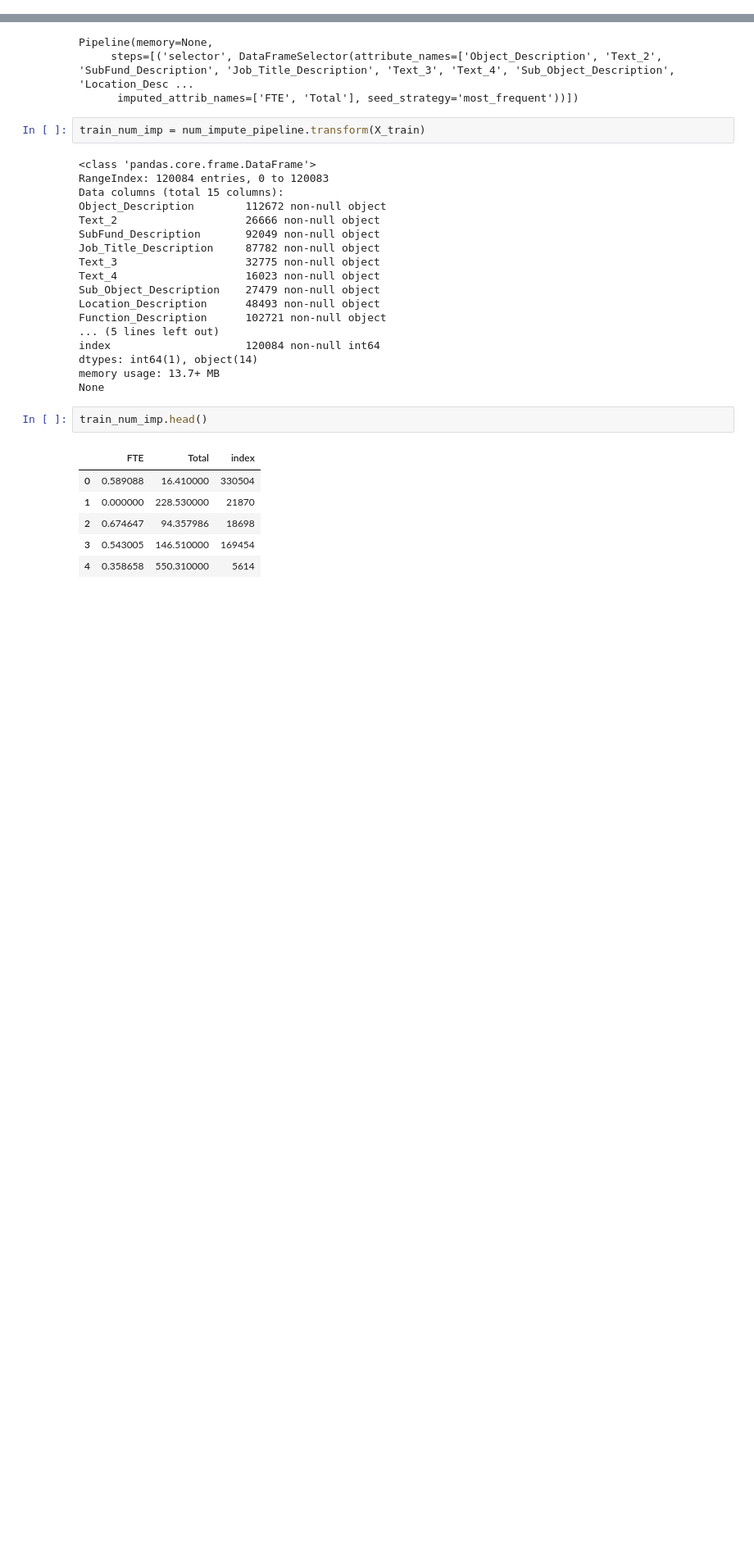
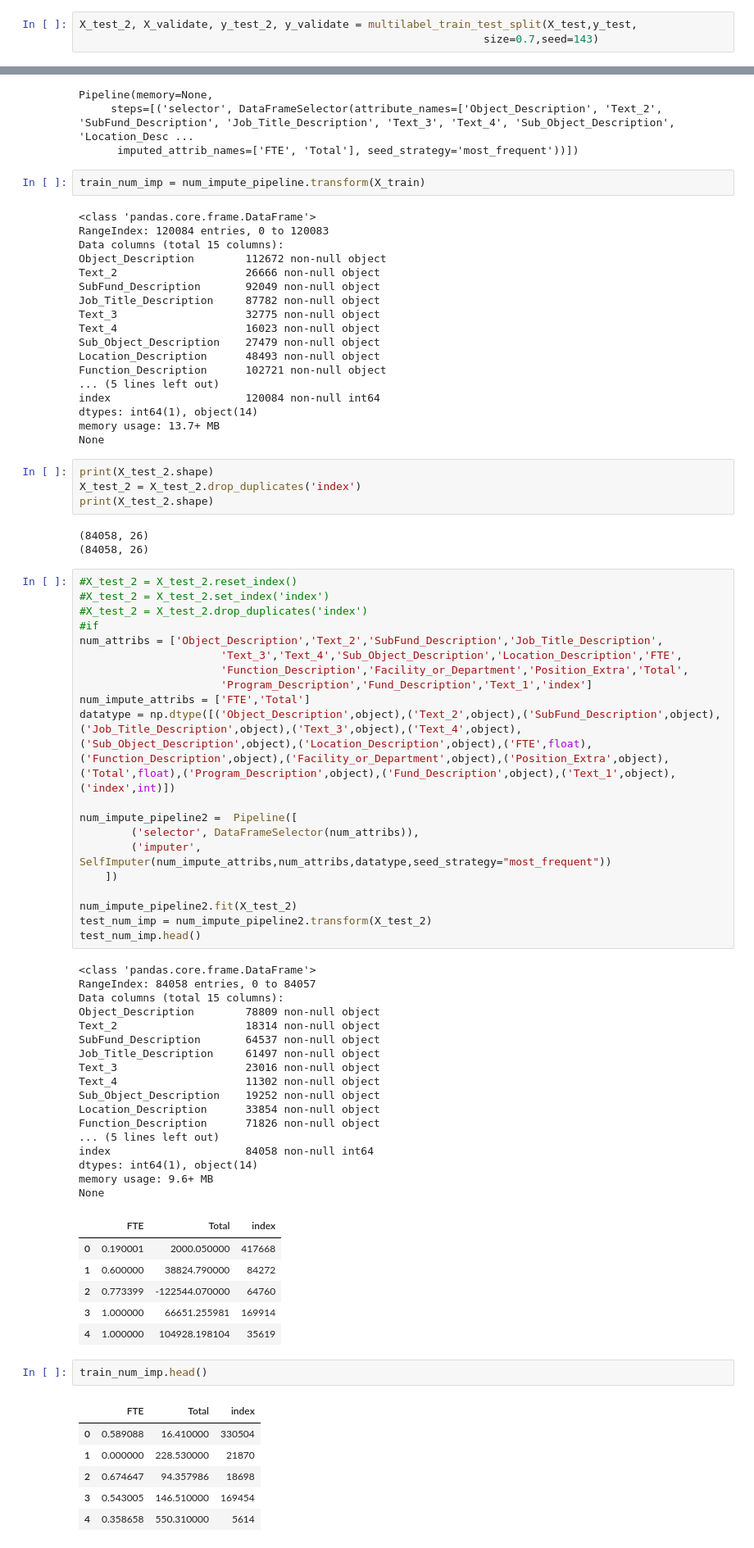
Before and after one commit to ayeshabhimdi/education-reboot, a Jupyter notebook: project/Reboot-Education_boxplot-PandasMICE.ipynb, the cells around one changed output, grey strips where cells are left out. Shown: that part at 82% size. Cells and saved outputs as stored; diff of their text form; blank space fills up the shorter version.

Commit message:
updated the model and test imputation

```diff
--- a/project/Reboot-Education_boxplot-PandasMICE.ipynb
+++ b/project/Reboot-Education_boxplot-PandasMICE.ipynb
@@ -442,6 +444,9 @@ https://www.researchgate.net/post/Should_Indepenent_variables_be_more_than_the_d
 # %%
 X_train, X_test, y_train, y_test = multilabel_train_test_split(train,target_104_data,
                                                                size=0.7,seed=143)
+# %%
+X_test_2, X_validate, y_test_2, y_validate = multilabel_train_test_split(X_test,y_test,
+                                                               size=0.7,seed=143)
 # %%
 X_train.info()
 # %% [output]
@@ -576,6 +601,57 @@ index                     120084 non-null int64
 dtypes: int64(1), object(14)
 memory usage: 13.7+ MB
 None
+# %%
+print(X_test_2.shape)
+X_test_2 = X_test_2.drop_duplicates('index')
+print(X_test_2.shape)
+# %% [output]
+(84058, 26)
+(84058, 26)
+# %%
+#X_test_2 = X_test_2.reset_index()
+#X_test_2 = X_test_2.set_index('index')
+#X_test_2 = X_test_2.drop_duplicates('index')
+#if
+num_attribs = ['Object_Description','Text_2','SubFund_Description','Job_Title_Description',
+                      'Text_3','Text_4','Sub_Object_Description','Location_Description','FTE',
+                      'Function_Description','Facility_or_Department','Position_Extra','Total',
+                      'Program_Description','Fund_Description','Text_1','index']
+num_impute_attribs = ['FTE','Total']
+datatype = np.dtype([('Object_Description',object),('Text_2',object),('SubFund_Description',object),('Job_Title_Description',object),('Text_3',object),('Text_4',object),('Sub_Object_Description',object),('Location_Description',object),('FTE',float),('Function_Description',object),('Facility_or_Department',object),('Position_Extra',object),('Total',float),('Program_Description',object),('Fund_Description',object),('Text_1',object),('index',int)])
+
+num_impute_pipeline2 =  Pipeline([
+        ('selector', DataFrameSelector(num_attribs)),
+        ('imputer', SelfImputer(num_impute_attribs,num_attribs,datatype,seed_strategy="most_frequent"))
+    ])
+
+num_impute_pipeline2.fit(X_test_2)
+test_num_imp = num_impute_pipeline2.transform(X_test_2)
+test_num_imp.head()
+# %% [output]
+<class 'pandas.core.frame.DataFrame'>
+RangeIndex: 84058 entries, 0 to 84057
+Data columns (total 15 columns):
+Object_Description        78809 non-null object
+Text_2                    18314 non-null object
+SubFund_Description       64537 non-null object
+Job_Title_Description     61497 non-null object
+Text_3                    23016 non-null object
+Text_4                    11302 non-null object
+Sub_Object_Description    19252 non-null object
+Location_Description      33854 non-null object
+Function_Description      71826 non-null object
+... (5 lines left out)
+index                     84058 non-null int64
+dtypes: int64(1), object(14)
+memory usage: 9.6+ MB
+None
+|  | FTE | Total | index |
+| 0 | 0.190001 | 2000.050000 | 417668 |
+| 1 | 0.600000 | 38824.790000 | 84272 |
+| 2 | 0.773399 | -122544.070000 | 64760 |
+| 3 | 1.000000 | 66651.255981 | 169914 |
+| 4 | 1.000000 | 104928.198104 | 35619 |
 # %%
 train_num_imp.head()
 # %% [output]
```
Also changed, not shown: parts of 14 cells of this notebook.
